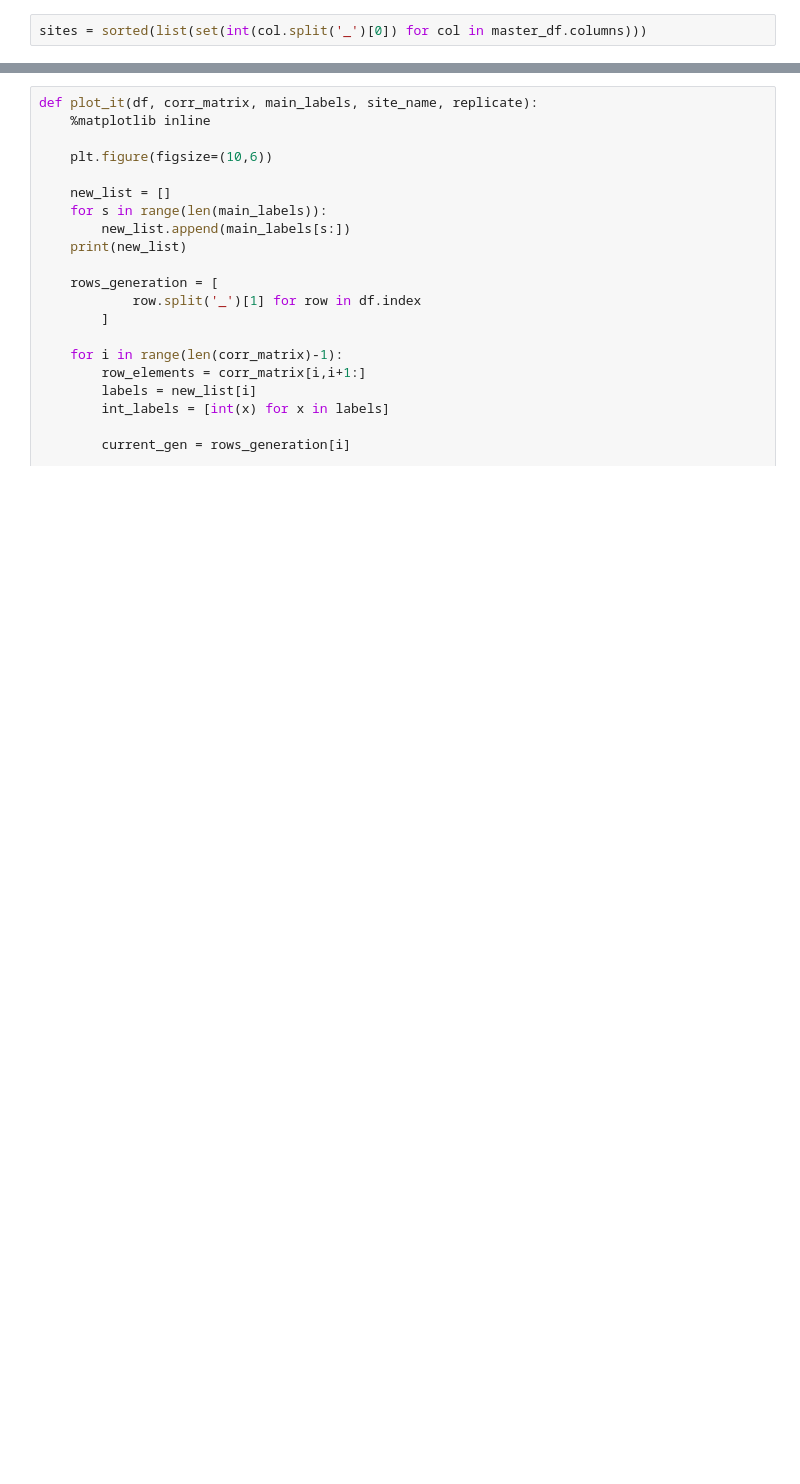
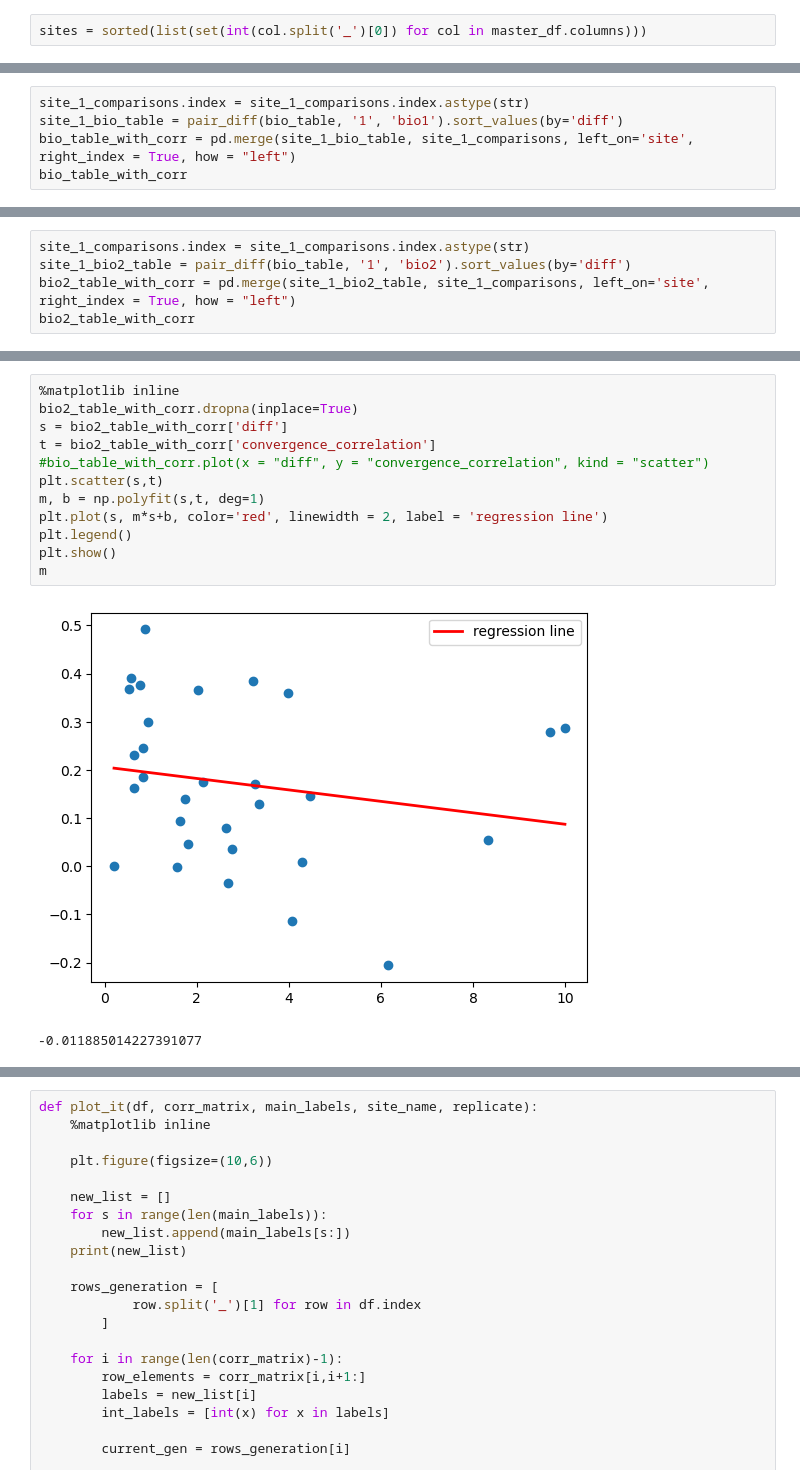
Before and after one commit to jennifercasavant-beep/surp2026-covariances, a Jupyter notebook: clean_notebook.ipynb, the cells around one changed output, grey strips where cells are left out. Cells and saved outputs as stored; diff of their text form; blank space fills up the shorter version.

```diff
--- a/clean_notebook.ipynb
+++ b/clean_notebook.ipynb
@@ -75,0 +420,5 @@ sites = sorted(list(set(int(col.split('_')[0]) for col in master_df.columns)))
+# %%
+site_1_comparisons.index = site_1_comparisons.index.astype(str)
+site_1_bio_table = pair_diff(bio_table, '1', 'bio1').sort_values(by='diff')
+bio_table_with_corr = pd.merge(site_1_bio_table, site_1_comparisons, left_on='site', right_index = True, how = "left")
+bio_table_with_corr
@@ -75,0 +443,5 @@ sites = sorted(list(set(int(col.split('_')[0]) for col in master_df.columns)))
+# %%
+site_1_comparisons.index = site_1_comparisons.index.astype(str)
+site_1_bio2_table = pair_diff(bio_table, '1', 'bio2').sort_values(by='diff')
+bio2_table_with_corr = pd.merge(site_1_bio2_table, site_1_comparisons, left_on='site', right_index = True, how = "left")
+bio2_table_with_corr
@@ -75,0 +466,15 @@ sites = sorted(list(set(int(col.split('_')[0]) for col in master_df.columns)))
+# %%
+%matplotlib inline
+bio2_table_with_corr.dropna(inplace=True)
+s = bio2_table_with_corr['diff']
+t = bio2_table_with_corr['convergence_correlation']
+#bio_table_with_corr.plot(x = "diff", y = "convergence_correlation", kind = "scatter")
+plt.scatter(s,t)
+m, b = np.polyfit(s,t, deg=1)
+plt.plot(s, m*s+b, color='red', linewidth = 2, label = 'regression line')
+plt.legend()
+plt.show()
+m
+# %% [output]
+[figure, added]
+-0.011885014227391077
```
Also changed, not shown: parts of 36 cells of this notebook, 3 other files.
